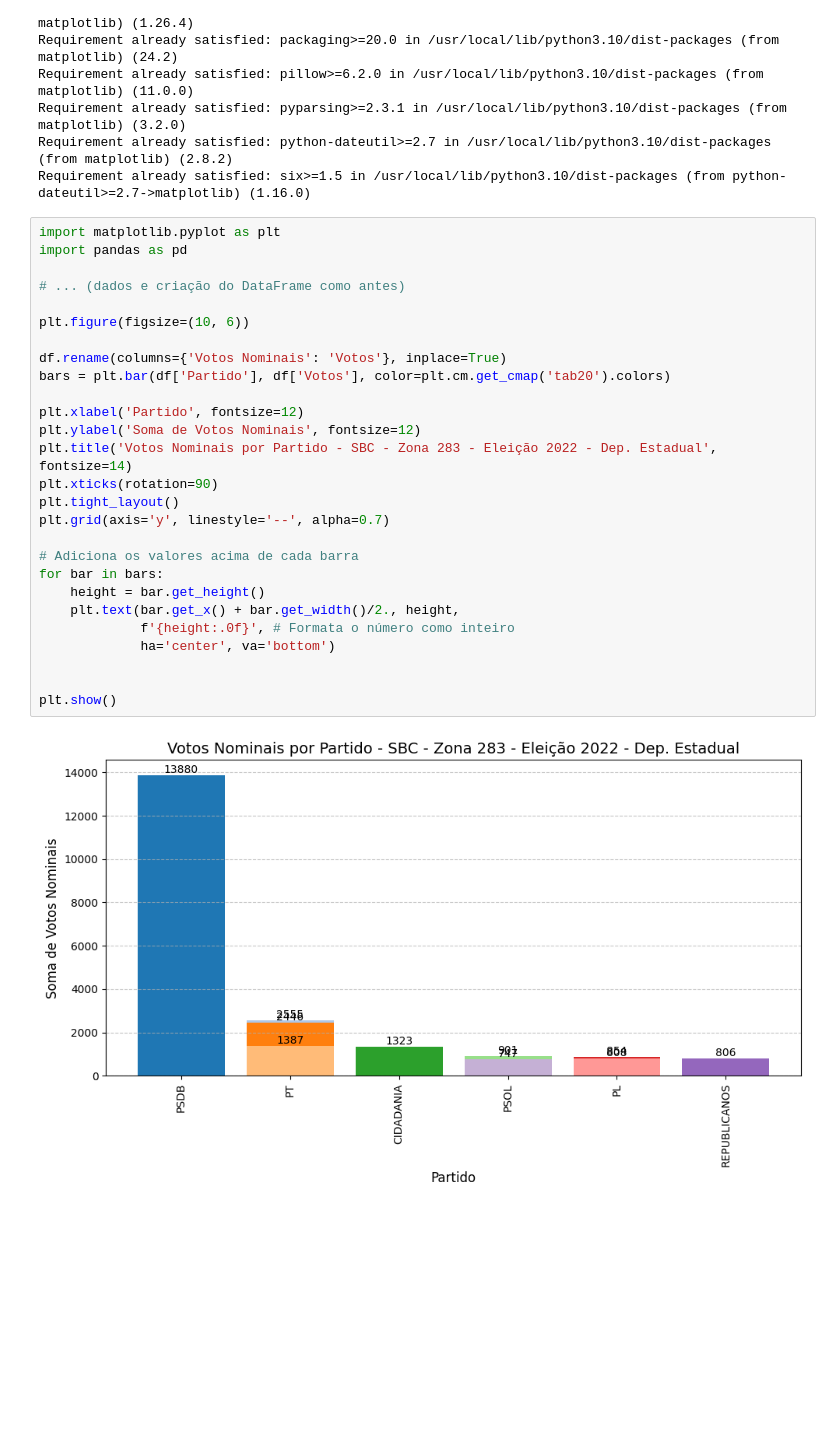
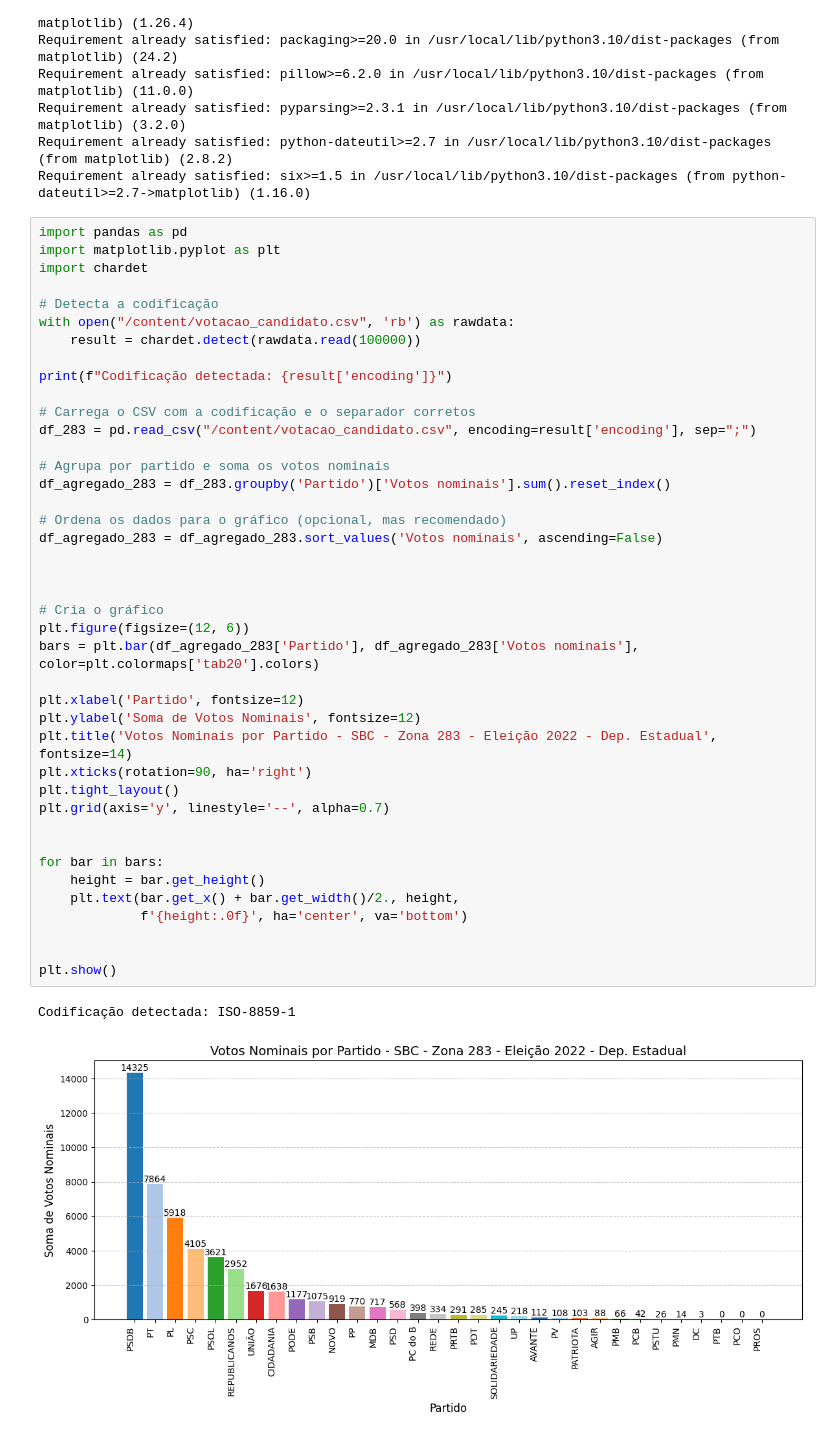
Before and after one commit to jmcava/jmcava, a Jupyter notebook: zona_283_dep_estadual.ipynb, the cells around one changed output. Cells and saved outputs as stored; diff of their text form; blank space fills up the shorter version.

```diff
--- a/zona_283_dep_estadual.ipynb
+++ b/zona_283_dep_estadual.ipynb
@@ -235,31 +235,46 @@ Requirement already satisfied: pyparsing>=2.3.1 in /usr/local/lib/python3.10/dis
 Requirement already satisfied: python-dateutil>=2.7 in /usr/local/lib/python3.10/dist-packages (from matplotlib) (2.8.2)
 Requirement already satisfied: six>=1.5 in /usr/local/lib/python3.10/dist-packages (from python-dateutil>=2.7->matplotlib) (1.16.0)
 # %%
+import pandas as pd
 import matplotlib.pyplot as plt
-import pandas as pd
+import chardet
 
-# ... (dados e criação do DataFrame como antes)
+# Detecta a codificação
+with open("/content/votacao_candidato.csv", 'rb') as rawdata:
+    result = chardet.detect(rawdata.read(100000))
 
-plt.figure(figsize=(10, 6))
+print(f"Codificação detectada: {result['encoding']}")
 
-df.rename(columns={'Votos Nominais': 'Votos'}, inplace=True)
-bars = plt.bar(df['Partido'], df['Votos'], color=plt.cm.get_cmap('tab20').colors)
+# Carrega o CSV com a codificação e o separador corretos
+df_283 = pd.read_csv("/content/votacao_candidato.csv", encoding=result['encoding'], sep=";")
+
+# Agrupa por partido e soma os votos nominais
+df_agregado_283 = df_283.groupby('Partido')['Votos nominais'].sum().reset_index()
+
+# Ordena os dados para o gráfico (opcional, mas recomendado)
+df_agregado_283 = df_agregado_283.sort_values('Votos nominais', ascending=False)
+
+
+
+# Cria o gráfico
+plt.figure(figsize=(12, 6))
+bars = plt.bar(df_agregado_283['Partido'], df_agregado_283['Votos nominais'], color=plt.colormaps['tab20'].colors)
 
 plt.xlabel('Partido', fontsize=12)
 plt.ylabel('Soma de Votos Nominais', fontsize=12)
 plt.title('Votos Nominais por Partido - SBC - Zona 283 - Eleição 2022 - Dep. Estadual', fontsize=14)
-plt.xticks(rotation=90)
+plt.xticks(rotation=90, ha='right')
 plt.tight_layout()
 plt.grid(axis='y', linestyle='--', alpha=0.7)
 
-# Adiciona os valores acima de cada barra
+
 for bar in bars:
     height = bar.get_height()
     plt.text(bar.get_x() + bar.get_width()/2., height,
-             f'{height:.0f}', # Formata o número como inteiro
-             ha='center', va='bottom')
+             f'{height:.0f}', ha='center', va='bottom')
 
 
 plt.show()
 # %% [output]
+Codificação detectada: ISO-8859-1
-[figure, old version]
+[figure, new version]
```
Also changed, not shown: parts of 6 cells of this notebook.
